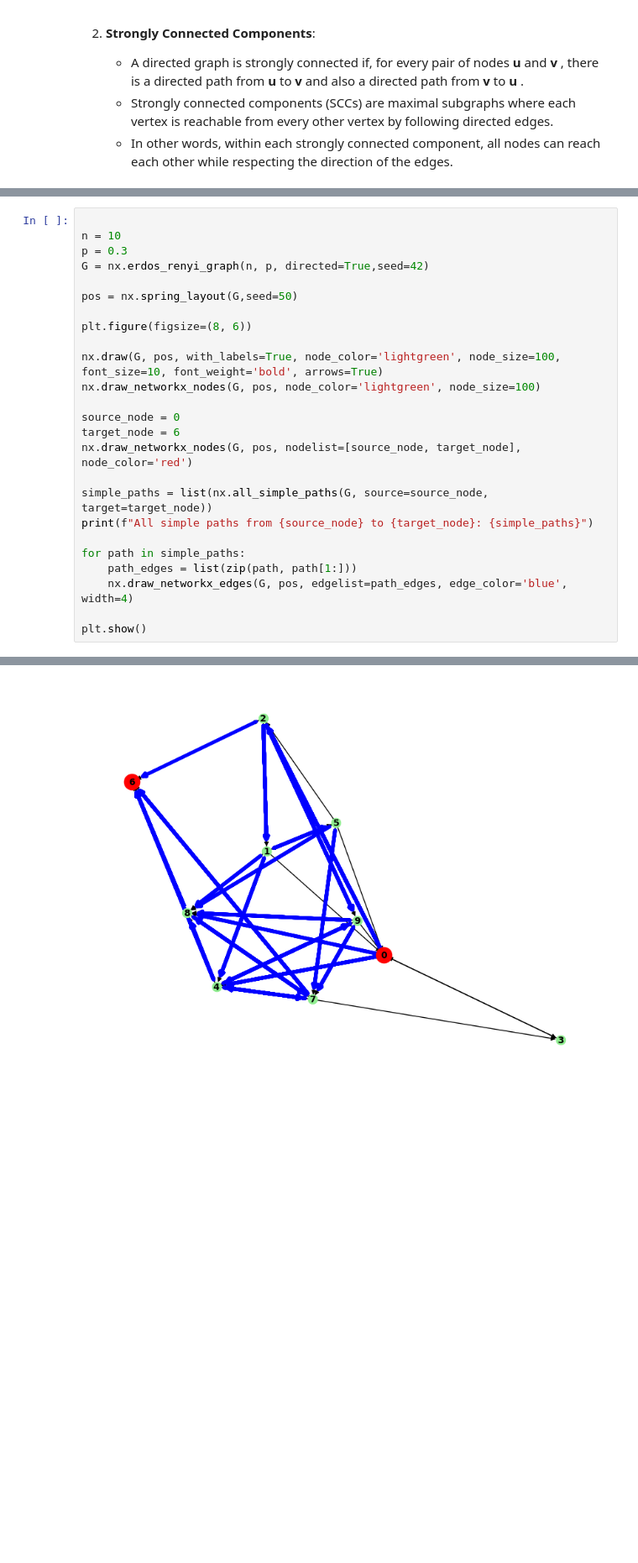
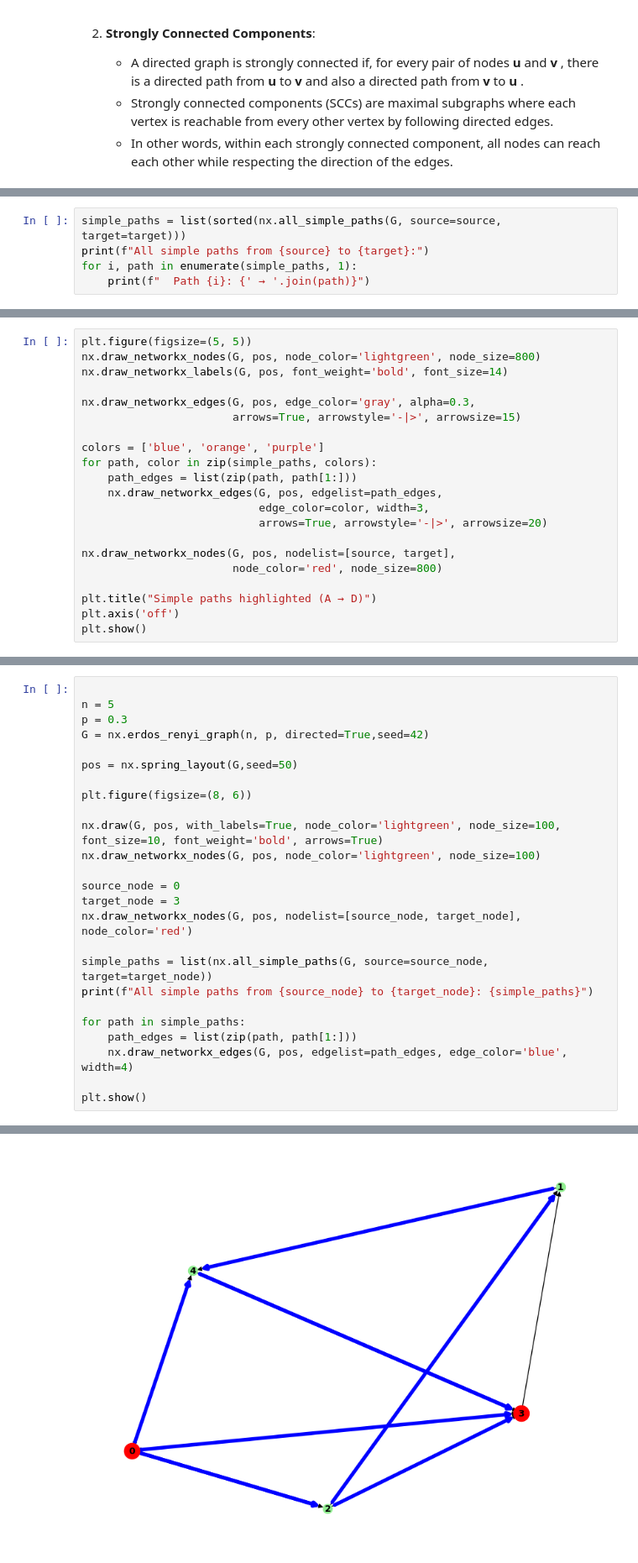
Before and after one commit to tabatabaeiphys/Teaching, a Jupyter notebook: NetworkX/netx2.ipynb, the cells around one changed output, grey strips where cells are left out. Shown at 84% size. Drawn from its saved outputs; the diff is of its cells as text; blank space fills up the shorter version.

```diff
--- a/NetworkX/netx2.ipynb
+++ b/NetworkX/netx2.ipynb
@@ -612,0 +598,5 @@ All simple paths from 0 to 6: [[0, 2, 1, 4, 6], [0, 2, 1, 4, 7, 6], [0, 2, 1, 4,
+# %%
+simple_paths = list(sorted(nx.all_simple_paths(G, source=source, target=target)))
+print(f"All simple paths from {source} to {target}:")
+for i, path in enumerate(simple_paths, 1):
+    print(f"  Path {i}: {' → '.join(path)}")
@@ -612,0 +608,21 @@ All simple paths from 0 to 6: [[0, 2, 1, 4, 6], [0, 2, 1, 4, 7, 6], [0, 2, 1, 4,
+# %%
+plt.figure(figsize=(5, 5))
+nx.draw_networkx_nodes(G, pos, node_color='lightgreen', node_size=800)
+nx.draw_networkx_labels(G, pos, font_weight='bold', font_size=14)
+
+nx.draw_networkx_edges(G, pos, edge_color='gray', alpha=0.3,
+                       arrows=True, arrowstyle='-|>', arrowsize=15)
+
+colors = ['blue', 'orange', 'purple']
+for path, color in zip(simple_paths, colors):
+    path_edges = list(zip(path, path[1:]))
+    nx.draw_networkx_edges(G, pos, edgelist=path_edges,
+                           edge_color=color, width=3,
+                           arrows=True, arrowstyle='-|>', arrowsize=20)
+
+nx.draw_networkx_nodes(G, pos, nodelist=[source, target],
+                       node_color='red', node_size=800)
+
+plt.title("Simple paths highlighted (A → D)")
+plt.axis('off')
+plt.show()
@@ -613,6 +658,6 @@ All simple paths from 0 to 6: [[0, 2, 1, 4, 6], [0, 2, 1, 4, 7, 6], [0, 2, 1, 4,
 # %%
 
-n = 10
+n = 5
 p = 0.3
 G = nx.erdos_renyi_graph(n, p, directed=True,seed=42)
 
@@ -624,7 +669,7 @@ nx.draw(G, pos, with_labels=True, node_color='lightgreen', node_size=100, font_s
 nx.draw_networkx_nodes(G, pos, node_color='lightgreen', node_size=100)
 
 source_node = 0
-target_node = 6
+target_node = 3
 nx.draw_networkx_nodes(G, pos, nodelist=[source_node, target_node], node_color='red')
 
 simple_paths = list(nx.all_simple_paths(G, source=source_node, target=target_node))
@@ -640,4 +685,4 @@ All simple paths from 0 to 6: [[0, 2, 1, 4, 6], [0, 2, 1, 4, 7, 6], [0, 2, 1, 4,
-[figure, old version]
+[figure, new version]
 # %% [markdown]
 ### Disconnecting a graph
 
```
Also changed, not shown: parts of 36 cells of this notebook.
